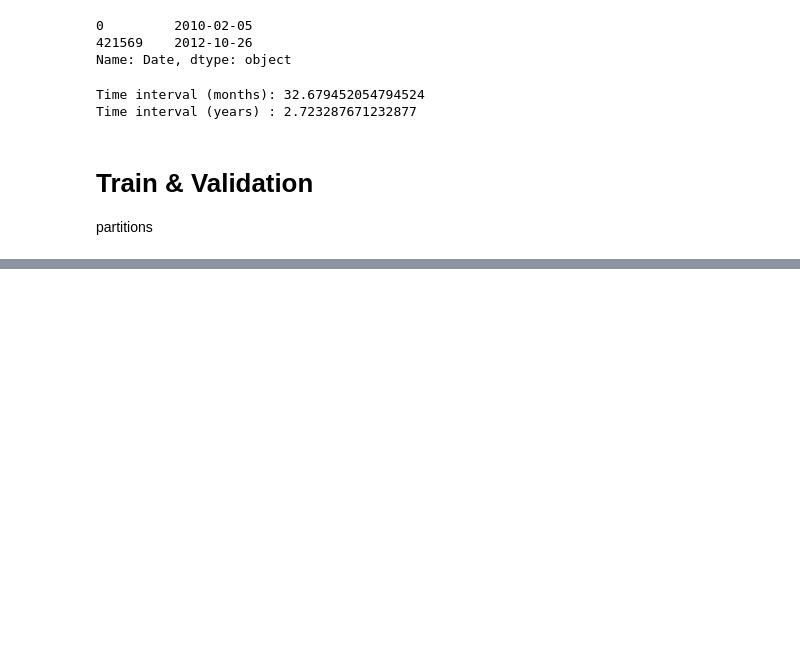
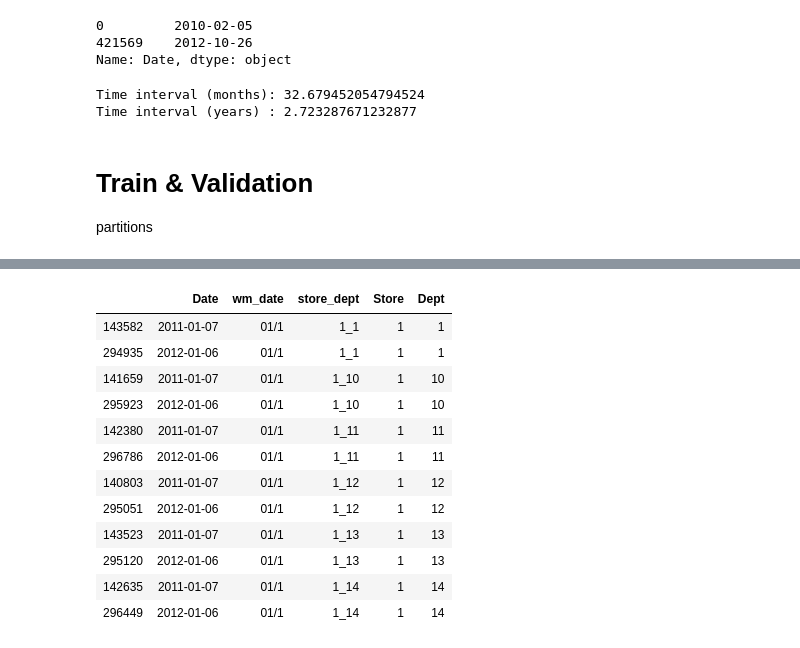
Before and after one commit to talestsp/walmart-recruiting-store-sales-forecasting, a Jupyter notebook: notebooks/exploration/ML - Focasting.ipynb, the cells around one changed output, grey strips where cells are left out. Drawn from its saved outputs; the diff is of its cells as text; code cells hidden in the pictures; blank space fills up the shorter version.

```diff
--- a/notebooks/exploration/ML - Focasting.ipynb
+++ b/notebooks/exploration/ML - Focasting.ipynb
@@ -99,0 +122,5 @@ VALID Time interval (months): 8.515068493150684
+# %%
+wm_count = use_train.groupby(["store_dept", "wm_date"]).apply(len)
+# display(wm_count.sort_values(ascending=False))
+single_wm_dates = wm_count[wm_count == 1].reset_index()["wm_date"]
+stats.freq(wm_count)
@@ -99,0 +152,16 @@ VALID Time interval (months): 8.515068493150684
+# %%
+use_train[use_train["wm_date"].isin(single_wm_dates)][["Date", "wm_date", "store_dept", "Store", "Dept"]].sort_values(["wm_date", "Store", "Dept"]).head(12)
+# %% [output]
+|  | Date | wm_date | store_dept | Store | Dept |
+| 143582 | 2011-01-07 | 01/1 | 1_1 | 1 | 1 |
+| 294935 | 2012-01-06 | 01/1 | 1_1 | 1 | 1 |
+| 141659 | 2011-01-07 | 01/1 | 1_10 | 1 | 10 |
+| 295923 | 2012-01-06 | 01/1 | 1_10 | 1 | 10 |
+| 142380 | 2011-01-07 | 01/1 | 1_11 | 1 | 11 |
+| 296786 | 2012-01-06 | 01/1 | 1_11 | 1 | 11 |
+| 140803 | 2011-01-07 | 01/1 | 1_12 | 1 | 12 |
+| 295051 | 2012-01-06 | 01/1 | 1_12 | 1 | 12 |
+| 143523 | 2011-01-07 | 01/1 | 1_13 | 1 | 13 |
+| 295120 | 2012-01-06 | 01/1 | 1_13 | 1 | 13 |
+| 142635 | 2011-01-07 | 01/1 | 1_14 | 1 | 14 |
+| 296449 | 2012-01-06 | 01/1 | 1_14 | 1 | 14 |
```
Also changed, not shown: parts of 15 cells of this notebook, 3 other files.
